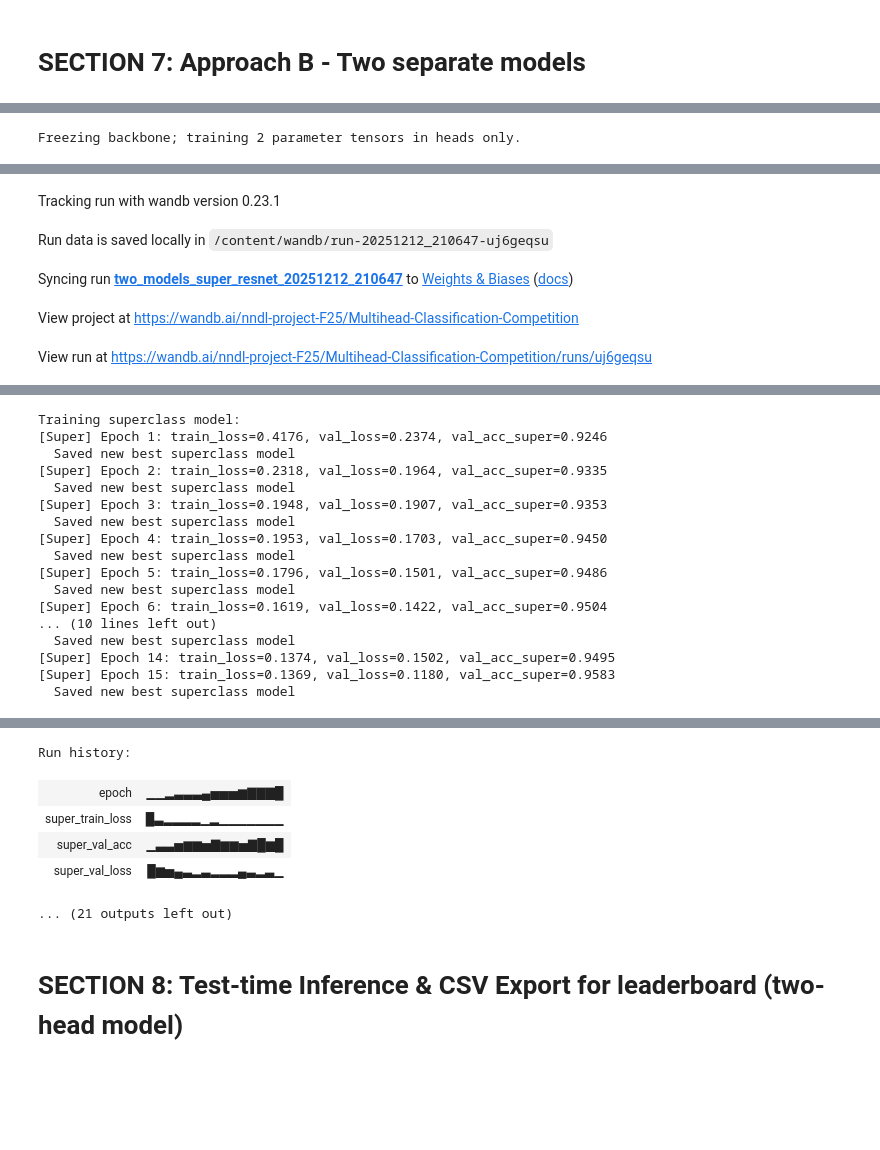
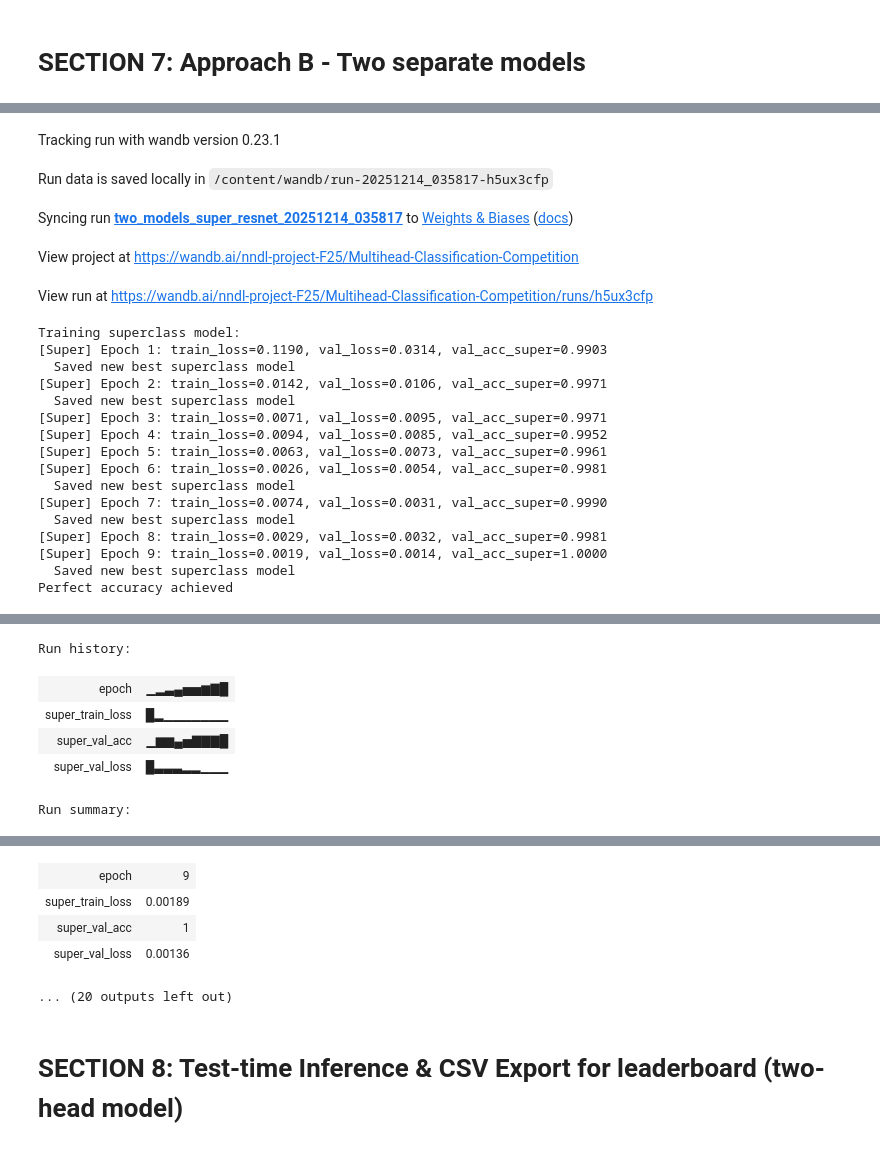
Before and after one commit to akseldkw07/NNDL-Project, a Jupyter notebook: NNDL_PROJECT_FINAL/NNDL_Project_Notebook_Live_AKSEL.ipynb, the cells around one changed output, grey strips where cells are left out. Cells and saved outputs as stored; diff of their text form; code cells hidden in the pictures; blank space fills up the shorter version.

```diff
--- a/NNDL_PROJECT_FINAL/NNDL_Project_Notebook_Live_AKSEL.ipynb
+++ b/NNDL_PROJECT_FINAL/NNDL_Project_Notebook_Live_AKSEL.ipynb
@@ -817,6 +756,9 @@ if APPROACH == "two_models":
                 os.path.join(DATA_ROOT, "best_super_model.pth"),
             )
             print("  Saved new best superclass model")
+        if val_acc == 1.0:
+          print("Perfect accuracy achieved")
+          break
 
     if run_super is not None:
         run_super.finish()
@@ -970,7 +911,22 @@ Downloading: "https://download.pytorch.org/models/resnet50-0676ba61.pth" to /roo
-Freezing backbone; training 2 parameter tensors in heads only.
 [interactive output not drawn]
 Tracking run with wandb version 0.23.1
-Run data is saved locally in /content/wandb/run-20251212_210647-uj6geqsu
+Run data is saved locally in /content/wandb/run-20251214_035817-h5ux3cfp
-Syncing run two_models_super_resnet_20251212_210647 to Weights & Biases (docs)
+Syncing run two_models_super_resnet_20251214_035817 to Weights & Biases (docs)
 View project at https://wandb.ai/nndl-project-F25/Multihead-Classification-Competition
-View run at https://wandb.ai/nndl-project-F25/Multihead-Classification-Competition/runs/uj6geqsu
+View run at https://wandb.ai/nndl-project-F25/Multihead-Classification-Competition/runs/h5ux3cfp
+Training superclass model:
+[Super] Epoch 1: train_loss=0.1190, val_loss=0.0314, val_acc_super=0.9903
+  Saved new best superclass model
+[Super] Epoch 2: train_loss=0.0142, val_loss=0.0106, val_acc_super=0.9971
+  Saved new best superclass model
+[Super] Epoch 3: train_loss=0.0071, val_loss=0.0095, val_acc_super=0.9971
+[Super] Epoch 4: train_loss=0.0094, val_loss=0.0085, val_acc_super=0.9952
+[Super] Epoch 5: train_loss=0.0063, val_loss=0.0073, val_acc_super=0.9961
+[Super] Epoch 6: train_loss=0.0026, val_loss=0.0054, val_acc_super=0.9981
+  Saved new best superclass model
+[Super] Epoch 7: train_loss=0.0074, val_loss=0.0031, val_acc_super=0.9990
+  Saved new best superclass model
+[Super] Epoch 8: train_loss=0.0029, val_loss=0.0032, val_acc_super=0.9981
+[Super] Epoch 9: train_loss=0.0019, val_loss=0.0014, val_acc_super=1.0000
+  Saved new best superclass model
+Perfect accuracy achieved
@@ -977,17 +934,6 @@ View run at https://wandb.ai/nndl-project-F25/Multihead-Classification-Competiti
+Run history:
+| epoch | ▁▂▃▄▅▅▆▇█ |
+| super_train_loss | █▂▁▁▁▁▁▁▁ |
+| super_val_acc | ▁▆▆▄▅▇▇▇█ |
+| super_val_loss | █▃▃▃▂▂▁▁▁ |
-Training superclass model:
-[Super] Epoch 1: train_loss=0.4176, val_loss=0.2374, val_acc_super=0.9246
-  Saved new best superclass model
-[Super] Epoch 2: train_loss=0.2318, val_loss=0.1964, val_acc_super=0.9335
-  Saved new best superclass model
-[Super] Epoch 3: train_loss=0.1948, val_loss=0.1907, val_acc_super=0.9353
-  Saved new best superclass model
-[Super] Epoch 4: train_loss=0.1953, val_loss=0.1703, val_acc_super=0.9450
-  Saved new best superclass model
-[Super] Epoch 5: train_loss=0.1796, val_loss=0.1501, val_acc_super=0.9486
-  Saved new best superclass model
-[Super] Epoch 6: train_loss=0.1619, val_loss=0.1422, val_acc_super=0.9504
-... (10 lines left out)
-  Saved new best superclass model
-[Super] Epoch 14: train_loss=0.1374, val_loss=0.1502, val_acc_super=0.9495
-[Super] Epoch 15: train_loss=0.1369, val_loss=0.1180, val_acc_super=0.9583
-  Saved new best superclass model
+Run summary:
@@ -995,9 +940,8 @@ Training superclass model:
+| epoch | 9 |
+| super_train_loss | 0.00189 |
+| super_val_acc | 1 |
+| super_val_loss | 0.00136 |
-Run history:
+... (20 outputs left out)
-| epoch | ▁▁▂▃▃▃▄▅▅▅▆▇▇▇█ |
-| super_train_loss | █▃▂▂▂▂▁▂▁▁▁▁▁▁▁ |
-| super_val_acc | ▁▃▃▅▆▆▅▇▆▆▅▇█▆█ |
-| super_val_loss | █▆▅▄▃▂▃▂▂▂▄▃▂▃▁ |
-... (21 outputs left out)
 # %% [markdown]
 # SECTION 8: Test-time Inference & CSV Export for leaderboard **(two-head model)**
 # %%
```
Also changed, not shown: parts of 8 cells of this notebook, 6 other files.
